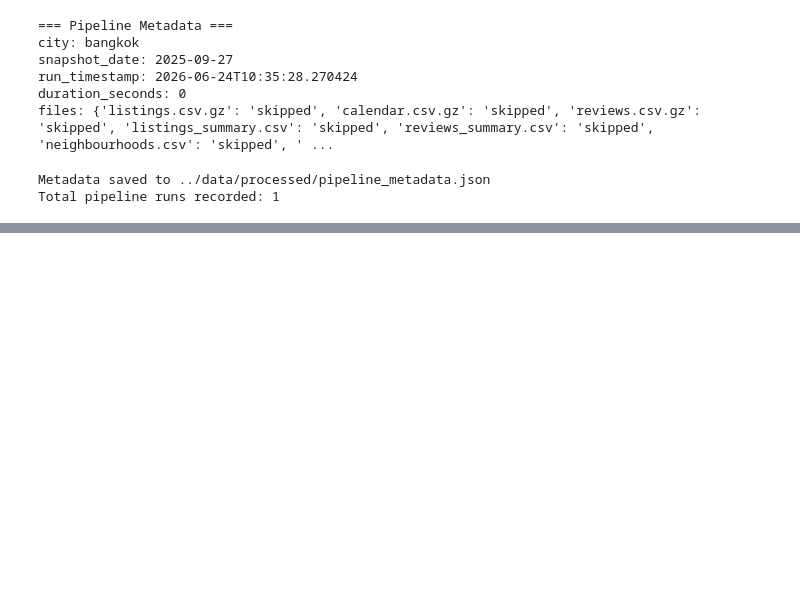
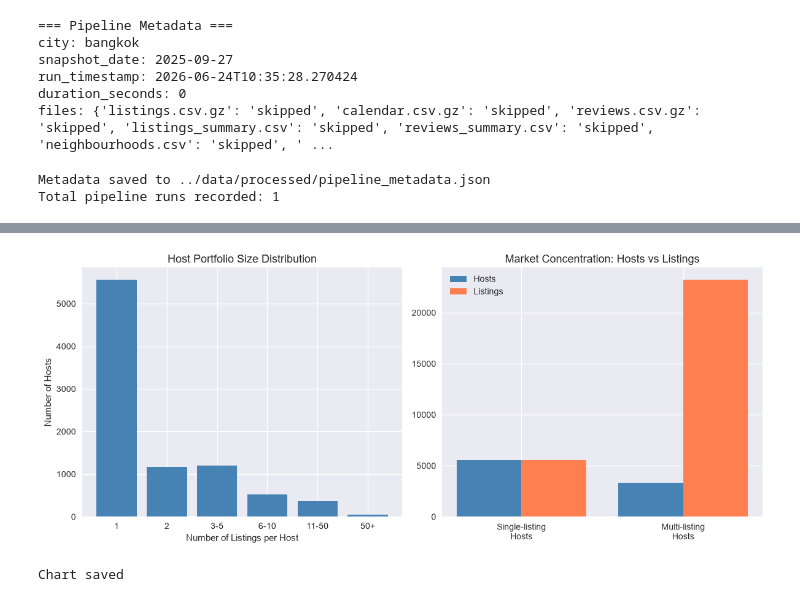
Before and after one commit to AlokaPerera01/airbnb_project, a Jupyter notebook: notebooks/01_dataset_exploration.ipynb, the cells around one changed output, grey strips where cells are left out. Cells and saved outputs as stored; diff of their text form; code cells hidden in the pictures; blank space fills up the shorter version.

```diff
--- a/notebooks/01_dataset_exploration.ipynb
+++ b/notebooks/01_dataset_exploration.ipynb
@@ -1498,0 +1712,39 @@ Total pipeline runs recorded: 1
+# %%
+fig, axes = plt.subplots(1, 2, figsize=(12, 5))
+
+# Left: host portfolio size distribution
+host_listing_counts = listings.groupby('host_id')['id'].count()
+portfolio_bins = pd.cut(host_listing_counts, bins=[0,1,2,5,10,50,200],
+                        labels=['1', '2', '3-5', '6-10', '11-50', '50+'])
+portfolio_dist = portfolio_bins.value_counts().sort_index()
+
+axes[0].bar(portfolio_dist.index, portfolio_dist.values, color='steelblue')
+axes[0].set_title('Host Portfolio Size Distribution', fontsize=13)
+axes[0].set_xlabel('Number of Listings per Host')
+axes[0].set_ylabel('Number of Hosts')
+
+# Right: market concentration
+single_hosts = (host_listing_counts == 1).sum()
+multi_hosts = (host_listing_counts > 1).sum()
+single_listings = host_listing_counts[host_listing_counts == 1].sum()
+multi_listings = host_listing_counts[host_listing_counts > 1].sum()
+
+categories = ['Single-listing\nHosts', 'Multi-listing\nHosts']
+host_counts = [single_hosts, multi_hosts]
+listing_counts = [single_listings, multi_listings]
+
+x = range(len(categories))
+axes[1].bar([i - 0.2 for i in x], host_counts, width=0.4, label='Hosts', color='steelblue')
+axes[1].bar([i + 0.2 for i in x], listing_counts, width=0.4, label='Listings', color='coral')
+axes[1].set_title('Market Concentration: Hosts vs Listings', fontsize=13)
+axes[1].set_xticks(list(x))
+axes[1].set_xticklabels(categories)
+axes[1].legend()
+
+plt.tight_layout()
+plt.savefig('../outputs/figures/04_host_analysis.png', dpi=150, bbox_inches='tight')
+plt.show()
+print("Chart saved")
+# %% [output]
+[figure, added]
+Chart saved
```
Also changed, not shown: parts of 15 cells of this notebook.
